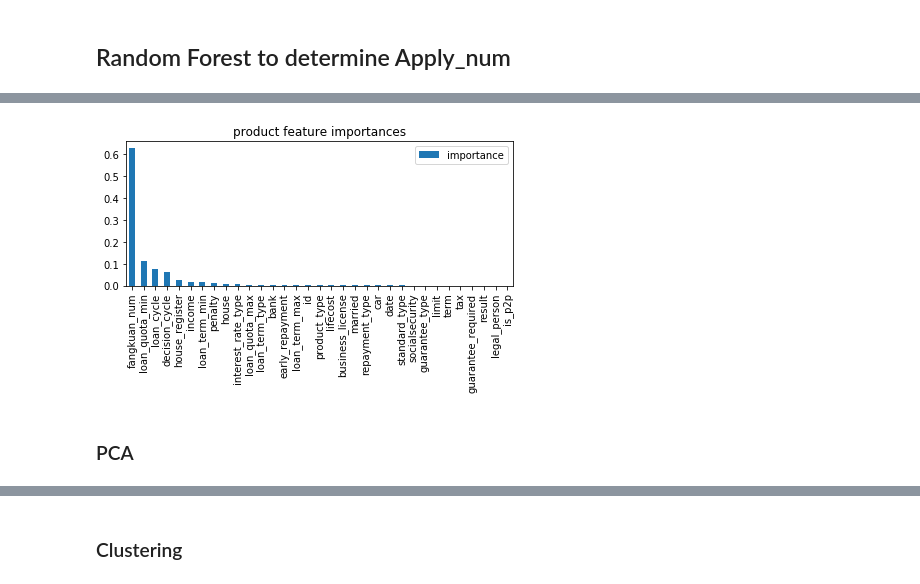
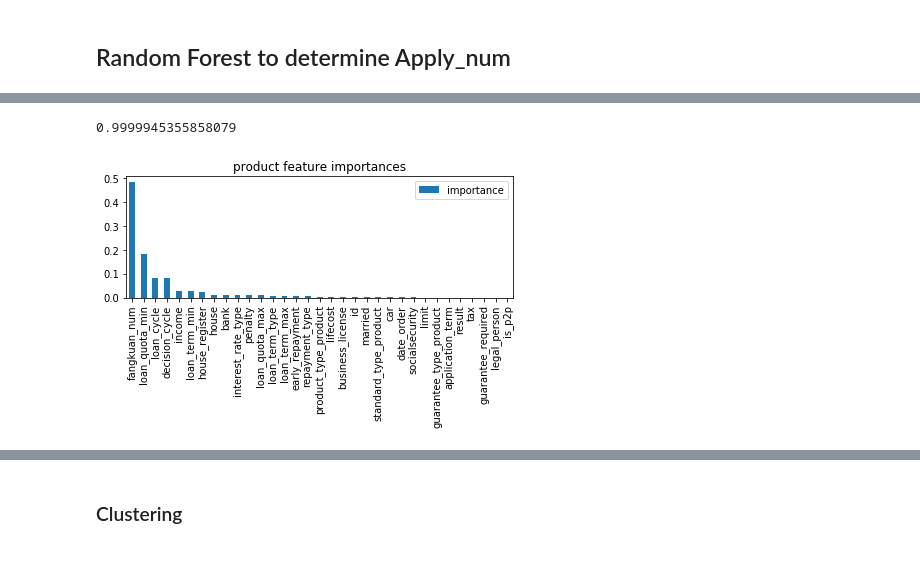
Before and after one commit to apaciorek/grouprong360, a Jupyter notebook: jen/Features_Products.ipynb, the cells around one changed output, grey strips where cells are left out. Drawn from its saved outputs; the diff is of its cells as text; code cells hidden in the pictures.

```diff
--- a/jen/Features_Products.ipynb
+++ b/jen/Features_Products.ipynb
@@ -234,0 +245,3 @@ RandomForestRegressor(bootstrap=True, criterion='mse', max_depth=None,
+# %%
+best_est.fit(features, counts_target)
+print(best_est.score(features, counts_target)) # 8 range(2,10,1), 250 range(100,301,50)
@@ -288,0 +259,2 @@ grid_search2.best_params_ # 8 range(2,10,1), 250 range(100,301,50)
+# %%
+gridsearch_rfr.fit(features, applynum_target)
@@ -288,0 +280,10 @@ grid_search2.best_params_ # 8 range(2,10,1), 250 range(100,301,50)
+# %%
+print(gridsearch_rfr.best_params_)
+print(gridsearch_rfr.best_score_)
+best_est = gridsearch_rfr.best_estimator_
+df_rfr_applynum = pd.DataFrame(best_est.feature_importances_,
+    index=features.columns, columns=['importance'])
+df_rfr_applynum.sort_values(by='importance', ascending=False).plot.bar()
+plt.title('product feature importances')
+plt.tight_layout()
+plt.show()
@@ -289,9 +294,14 @@ grid_search2.best_params_ # 8 range(2,10,1), 250 range(100,301,50)
+# %%
+best_est.fit(features, applynum_target)
+print(best_est.score(features, applynum_target))
+# %% [output]
+0.9999945355858079
 # %%
-newdf2 = pd.DataFrame(grid_search2.best_estimator_.feature_importances_, index=features2.columns,
-    columns=['importance'])
-newdf2.sort_values(by='importance', ascending=False).plot.bar()
+df_rfr_applynum2 = pd.DataFrame(best_est.feature_importances_,
+    index=features.columns, columns=['importance'])
+df_rfr_applynum2.sort_values(by='importance', ascending=False).plot.bar()
 plt.title('product feature importances')
 plt.tight_layout()
 plt.show()
 # %% [output]
-[figure, old version]
+[figure, new version]
@@ -301,2 +307,0 @@ to_csv('product_feature_importances_apply_num.csv', header=['importance'])
-# %% [markdown]
-### PCA
```
Also changed, not shown: parts of 147 cells of this notebook.
